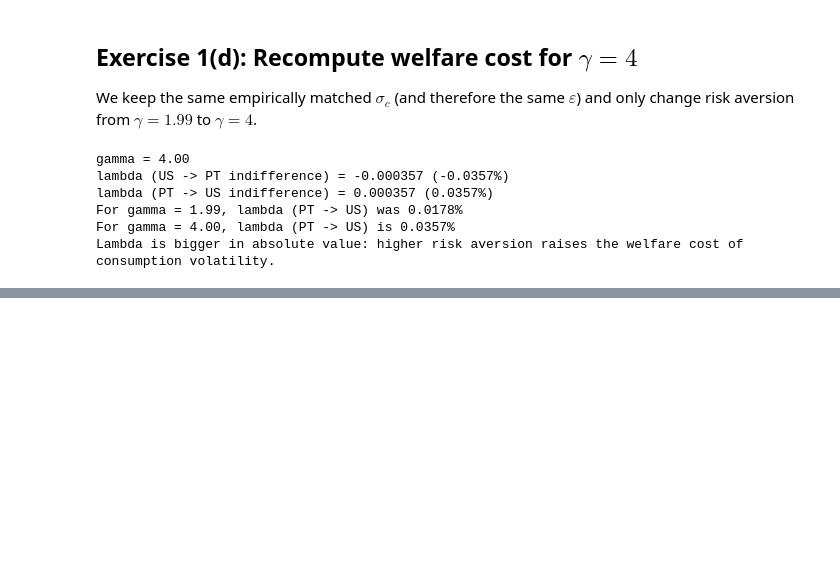
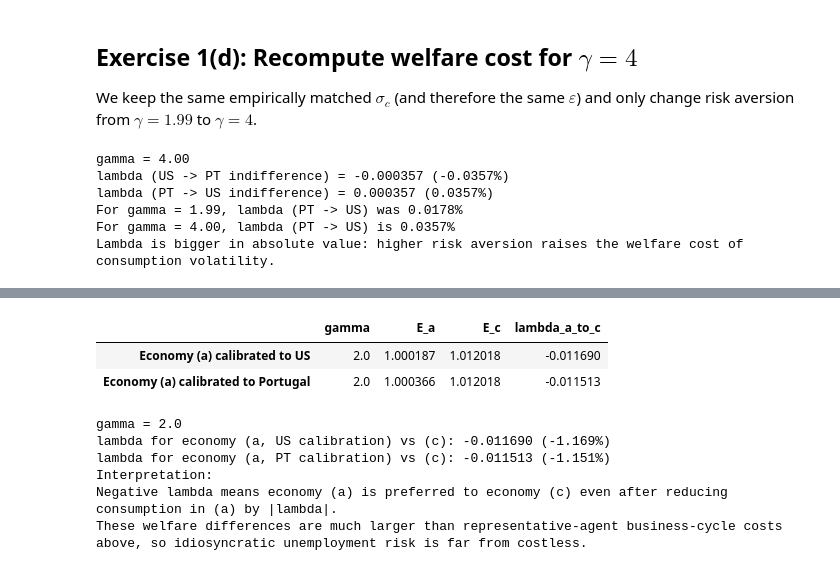
Before and after one commit to rohde01/Macroeconomics-III, a Jupyter notebook: Assignments/2/assignment2.ipynb, the cells around one changed output, grey strips where cells are left out. Cells and saved outputs as stored; diff of their text form; code cells hidden in the pictures; blank space fills up the shorter version.

```diff
--- a/Assignments/2/assignment2.ipynb
+++ b/Assignments/2/assignment2.ipynb
@@ -253,0 +264,59 @@ Lambda is bigger in absolute value: higher risk aversion raises the welfare cost
+# %%
+gamma_e = 2.0
+
+# Economy (c): employment risk lottery (normalized by cbar).
+x_high, p_high = 1.02, 0.95
+x_low, p_low = 0.62, 0.05
+
+
+def E_uniform_power(eps: float, gamma: float) -> float:
+    """E[(1+eps_t)^(1-gamma)] for eps_t ~ U[-eps, eps]."""
+    if np.isclose(gamma, 2.0):
+        # Limit of the general formula as gamma -> 2.
+        return np.log((1 + eps) / (1 - eps)) / (2 * eps)
+    num = (1 + eps) ** (2 - gamma) - (1 - eps) ** (2 - gamma)
+    den = 2 * eps * (2 - gamma)
+    return num / den
+
+
+# E[x^(1-gamma)] for economy (c).
+E_c = p_high * (x_high ** (1 - gamma_e)) + p_low * (x_low ** (1 - gamma_e))
+
+# Economy (a): use the two empirical calibrations from above.
+E_a_us = E_uniform_power(eps_us, gamma_e)
+E_a_pt = E_uniform_power(eps_pt, gamma_e)
+
+# Indifference condition: E[u((1+lambda)c^a)] = E[u(c^c)]
+# => 1+lambda = (E_a / E_c)^(1/(gamma-1))
+lambda_a_us_to_c = (E_a_us / E_c) ** (1 / (gamma_e - 1)) - 1
+lambda_a_pt_to_c = (E_a_pt / E_c) ** (1 / (gamma_e - 1)) - 1
+
+result_e = pd.DataFrame(
+    {
+        "gamma": [gamma_e, gamma_e],
+        "E_a": [E_a_us, E_a_pt],
+        "E_c": [E_c, E_c],
+        "lambda_a_to_c": [lambda_a_us_to_c, lambda_a_pt_to_c],
+    },
+    index=["Economy (a) calibrated to US", "Economy (a) calibrated to Portugal"],
+)
+
+display(result_e.round(6))
+
+print(f"gamma = {gamma_e:.1f}")
+print(f"lambda for economy (a, US calibration) vs (c): {lambda_a_us_to_c:.6f} ({100*lambda_a_us_to_c:.3f}%)")
+print(f"lambda for economy (a, PT calibration) vs (c): {lambda_a_pt_to_c:.6f} ({100*lambda_a_pt_to_c:.3f}%)")
+
+print("Interpretation:")
+print("Negative lambda means economy (a) is preferred to economy (c) even after reducing consumption in (a) by |lambda|.")
+print("These welfare differences are much larger than representative-agent business-cycle costs above, so idiosyncratic unemployment risk is far from costless.")
+# %% [output]
+|  | gamma | E_a | E_c | lambda_a_to_c |
+| Economy (a) calibrated to US | 2.0 | 1.000187 | 1.012018 | -0.011690 |
+| Economy (a) calibrated to Portugal | 2.0 | 1.000366 | 1.012018 | -0.011513 |
+gamma = 2.0
+lambda for economy (a, US calibration) vs (c): -0.011690 (-1.169%)
+lambda for economy (a, PT calibration) vs (c): -0.011513 (-1.151%)
+Interpretation:
+Negative lambda means economy (a) is preferred to economy (c) even after reducing consumption in (a) by |lambda|.
+These welfare differences are much larger than representative-agent business-cycle costs above, so idiosyncratic unemployment risk is far from costless.
```
Also changed, not shown: parts of 1 cell of this notebook.
